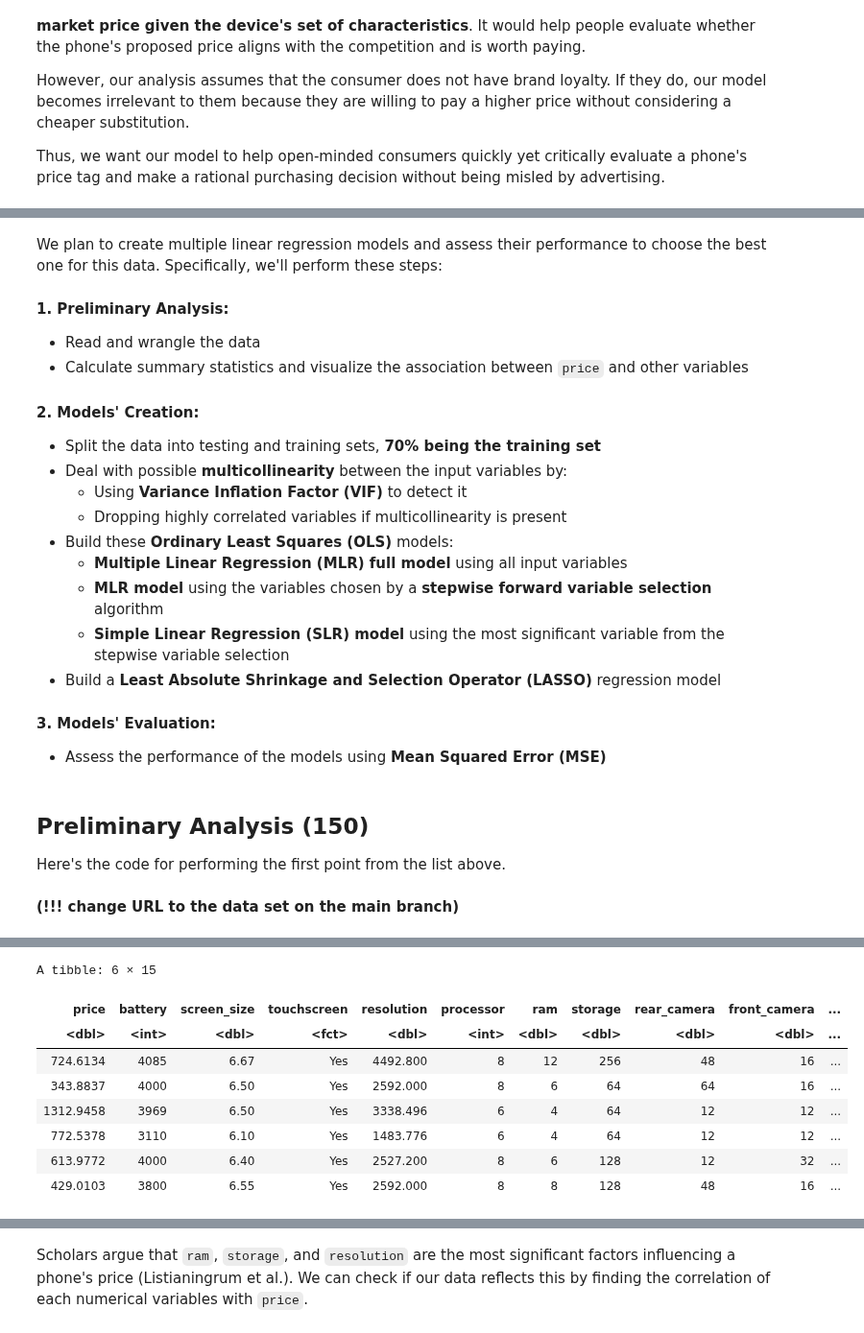
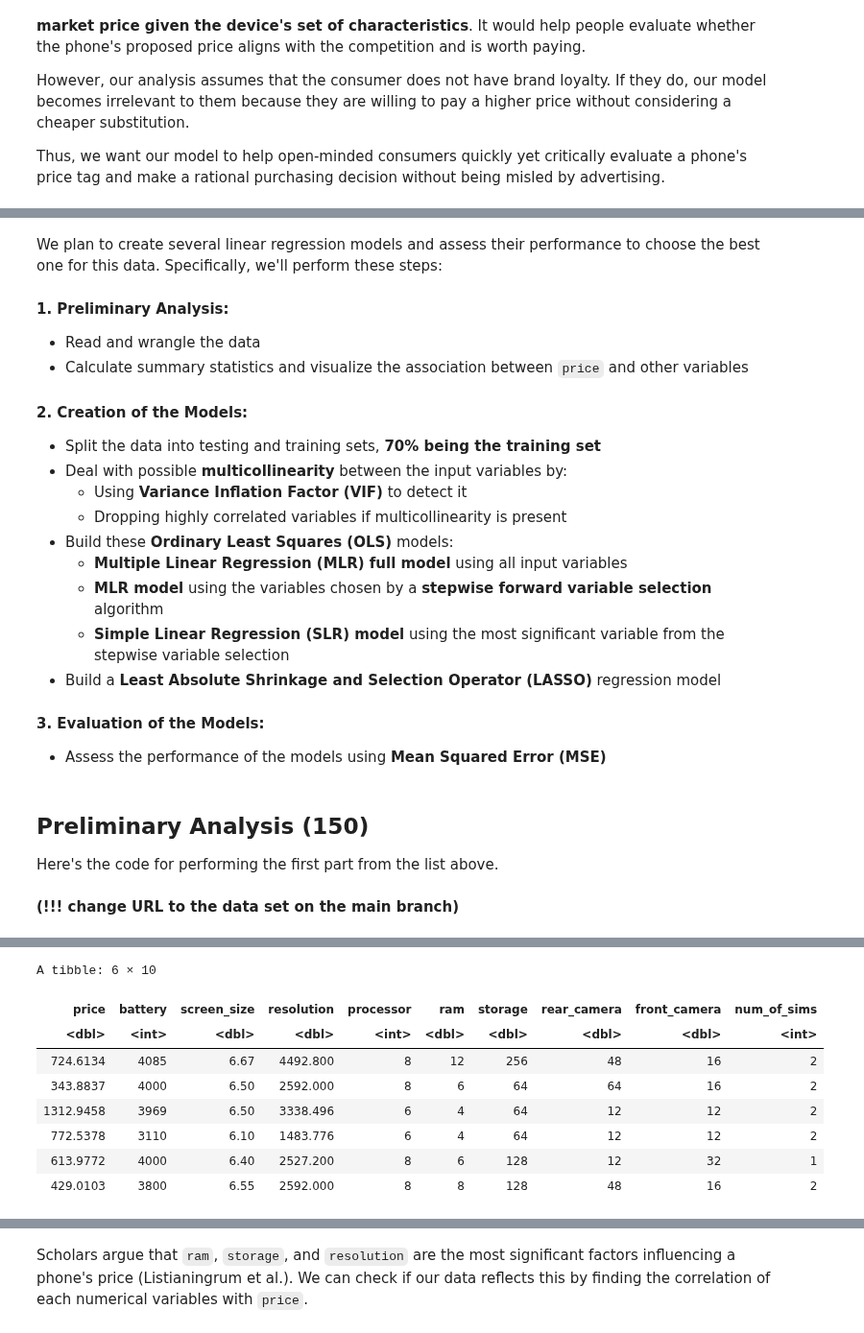
Before and after one commit to Ihor16/stat-301-project, a Jupyter notebook: FinalReport.ipynb, the cells around one changed output, grey strips where cells are left out. Shown at 96% size. Cells and saved outputs as stored; diff of their text form; code cells hidden in the pictures.

```diff
--- a/FinalReport.ipynb
+++ b/FinalReport.ipynb
@@ -41,11 +36,11 @@ Here's the list of variables we will consider in our analysis. We rename them fr
 # %% [markdown]
-We plan to create multiple linear regression models and assess their performance to choose the best one for this data. Specifically, we'll perform these steps:
+We plan to create several linear regression models and assess their performance to choose the best one for this data. Specifically, we'll perform these steps:
 
 #### 1. Preliminary Analysis:
 - Read and wrangle the data
 - Calculate summary statistics and visualize the association between `price` and other variables
 
-#### 2. Models' Creation:
+#### 2. Creation of the Models:
 - Split the data into testing and training sets, **70% being the training set**
 - Deal with possible **multicollinearity** between the input variables by:
     - Using **Variance Inflation Factor (VIF)** to detect it
@@ -57,12 +52,12 @@ We plan to create multiple linear regression models and assess their performance
 - Build a **Least Absolute Shrinkage and Selection Operator (LASSO)** regression model
 
 
-#### 3. Models' Evaluation:
+#### 3. Evaluation of the Models:
 - Assess the performance of the models using **Mean Squared Error (MSE)**
 # %% [markdown]
 ## Preliminary Analysis (150)
 
-Here's the code for performing the first point from the list above.
+Here's the code for performing the first part from the list above.
 # %%
 # Installing missing packages
 # https://stackoverflow.com/a/4090208/18184038
@@ -122,56 +122,42 @@ rate <- 0.012282
 
 # Renaming the variables and creating a derived variable for `resolution`
 phone_data <- data_raw %>%
-  select(-c(X, Name, Brand, Model, "Wi.Fi", Bluetooth)) %>%
+  select_if(is.numeric) %>%
+  select(-X) %>%
   rename(
     battery = "Battery.capacity..mAh.",
     screen_size = "Screen.size..inches.",
-    touchscreen = "Touchscreen",
     resolution_x = "Resolution.x",
     resolution_y = "Resolution.y",
     processor = "Processor",
     ram = "RAM..MB.",
     storage = "Internal.storage..GB.",
     rear_camera = "Rear.camera",
     front_camera = "Front.camera",
-    os = "Operating.system",
-    gps = "GPS",
     num_of_sims = "Number.of.SIMs",
-    x3g = "X3G",
-    x4g_lte = "X4G..LTE",
     price = "Price"
   ) %>%
   mutate(
     price = price * rate,
     resolution = (resolution_x * resolution_y) / 1000,
     ram = ram / 1000
   ) %>%
   relocate(resolution, .before = resolution_x) %>%
   select(-c(resolution_x, resolution_y)) %>%
   drop_na() %>%
   select(price, everything())
 
-# Changing categorical variables to factors
-phone_data <- phone_data %>%
-  mutate(
-    touchscreen = as_factor(touchscreen),
-    os = as_factor(os),
-    gps = as_factor(gps),
-    x3g = as_factor(x3g),
-    x4g_lte = as_factor(x4g_lte)
-  )
-
 # Previewing the wrangled data set
 phone_data %>%
   head()
 # %% [output]
-A tibble: 6 × 15
+A tibble: 6 × 10
-| price | battery | screen_size | touchscreen | resolution | processor | ram | storage | rear_camera | front_camera | ... |
-| <dbl> | <int> | <dbl> | <fct> | <dbl> | <int> | <dbl> | <dbl> | <dbl> | <dbl> | ... |
-| 724.6134 | 4085 | 6.67 | Yes | 4492.800 | 8 | 12 | 256 | 48 | 16 | ... |
-| 343.8837 | 4000 | 6.50 | Yes | 2592.000 | 8 | 6 | 64 | 64 | 16 | ... |
-| 1312.9458 | 3969 | 6.50 | Yes | 3338.496 | 6 | 4 | 64 | 12 | 12 | ... |
-| 772.5378 | 3110 | 6.10 | Yes | 1483.776 | 6 | 4 | 64 | 12 | 12 | ... |
-| 613.9772 | 4000 | 6.40 | Yes | 2527.200 | 8 | 6 | 128 | 12 | 32 | ... |
-| 429.0103 | 3800 | 6.55 | Yes | 2592.000 | 8 | 8 | 128 | 48 | 16 | ... |
+| price | battery | screen_size | resolution | processor | ram | storage | rear_camera | front_camera | num_of_sims |
+| <dbl> | <int> | <dbl> | <dbl> | <int> | <dbl> | <dbl> | <dbl> | <dbl> | <int> |
+| 724.6134 | 4085 | 6.67 | 4492.800 | 8 | 12 | 256 | 48 | 16 | 2 |
+| 343.8837 | 4000 | 6.50 | 2592.000 | 8 | 6 | 64 | 64 | 16 | 2 |
+| 1312.9458 | 3969 | 6.50 | 3338.496 | 6 | 4 | 64 | 12 | 12 | 2 |
+| 772.5378 | 3110 | 6.10 | 1483.776 | 6 | 4 | 64 | 12 | 12 | 2 |
+| 613.9772 | 4000 | 6.40 | 2527.200 | 8 | 6 | 128 | 12 | 32 | 1 |
+| 429.0103 | 3800 | 6.55 | 2592.000 | 8 | 8 | 128 | 48 | 16 | 2 |
 # %%
```
Also changed, not shown: parts of 27 cells of this notebook.
